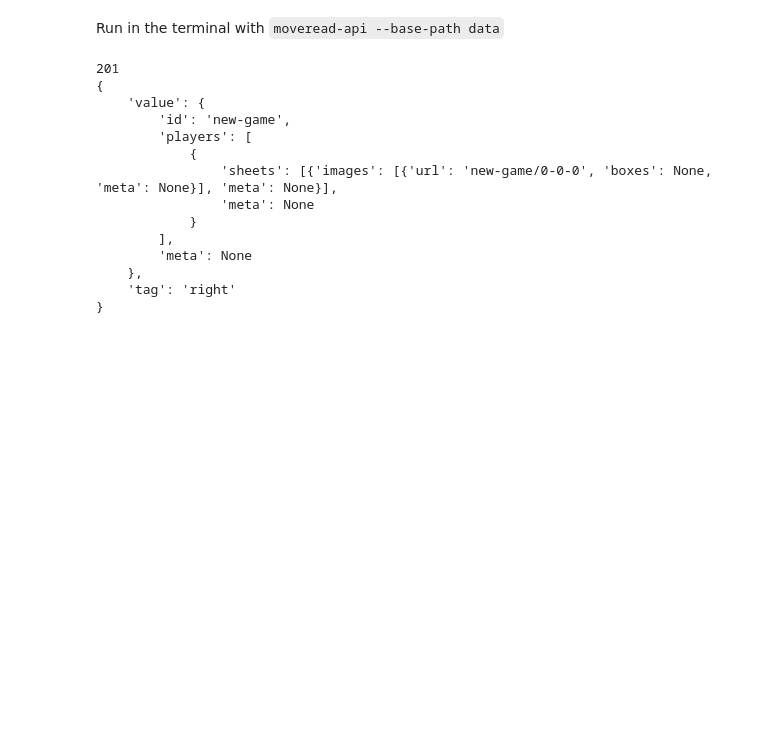
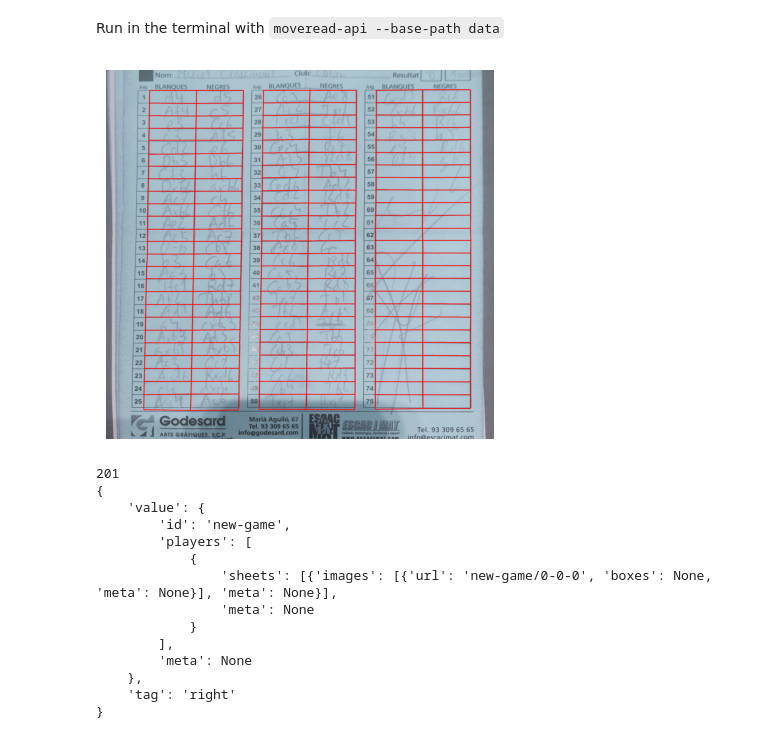
Before and after one commit to moveread/python-core, a Jupyter notebook: api/demo.ipynb, the cells around one changed output. Cells and saved outputs as stored; diff of their text form; code cells hidden in the pictures; blank space fills up the shorter version.

```diff
--- a/api/demo.ipynb
+++ b/api/demo.ipynb
@@ -6,3 +7,12 @@ from rich import print
 base = 'http://localhost:8000'
+# %%
+img = open('../.images/sheet0.jpg', 'rb').read()
+r = requests.post(f'{base}/extract?model=fcde&descale_height=1496', files=[('sheet', img)])
+res = r.json()
+conts = res['value']['contours']
+corr_img = vc.b64decode(res['value']['corrected_image'])
+vc.show(vc.draw.contours(conts, corr_img))
+# %% [output]
+[figure, added]
 # %%
 gameId = 'new-game'
```
Also changed, not shown: parts of 6 cells of this notebook, 29 other files.
